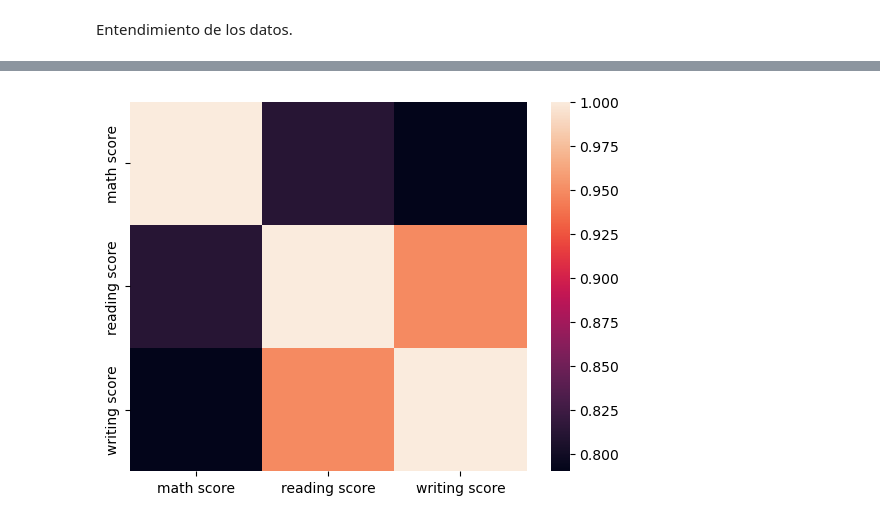
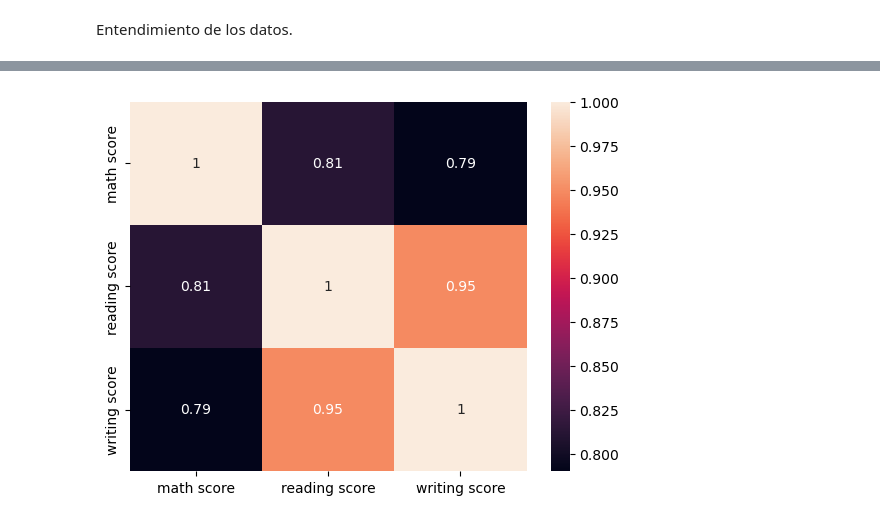
Before and after one commit to kikin3112/projets, a Jupyter notebook: regression/simple/student_performance_pred/analisis_bivariado_regresion.ipynb, the cells around one changed output, grey strips where cells are left out. Drawn from its saved outputs; the diff is of its cells as text; code cells hidden in the pictures.

```diff
--- a/regression/simple/student_performance_pred/analisis_bivariado_regresion.ipynb
+++ b/regression/simple/student_performance_pred/analisis_bivariado_regresion.ipynb
@@ -51,8 +37,8 @@ writing score    0.790055       0.948909       1.000000
 # %%
-sns.heatmap(db.corr())
+sns.heatmap(db.corr(), annot = True)
 plt.show()
 # %% [output]
-[figure, old version]
+[figure, new version]
 # %%
 lectura = db['reading score']
 escritura = db['writing score']
```
Also changed, not shown: parts of 8 cells of this notebook, 4 other files.
